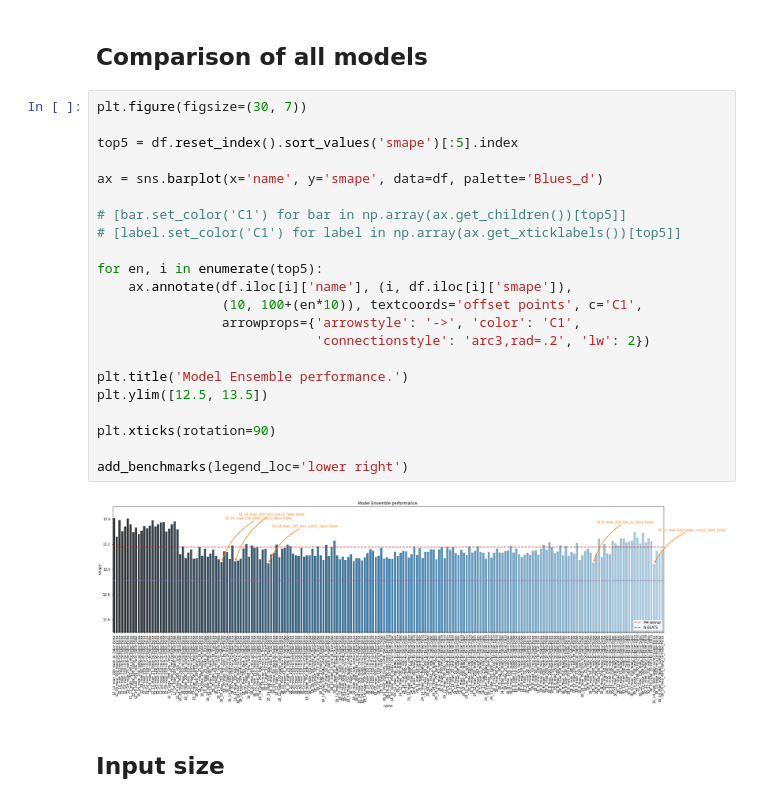
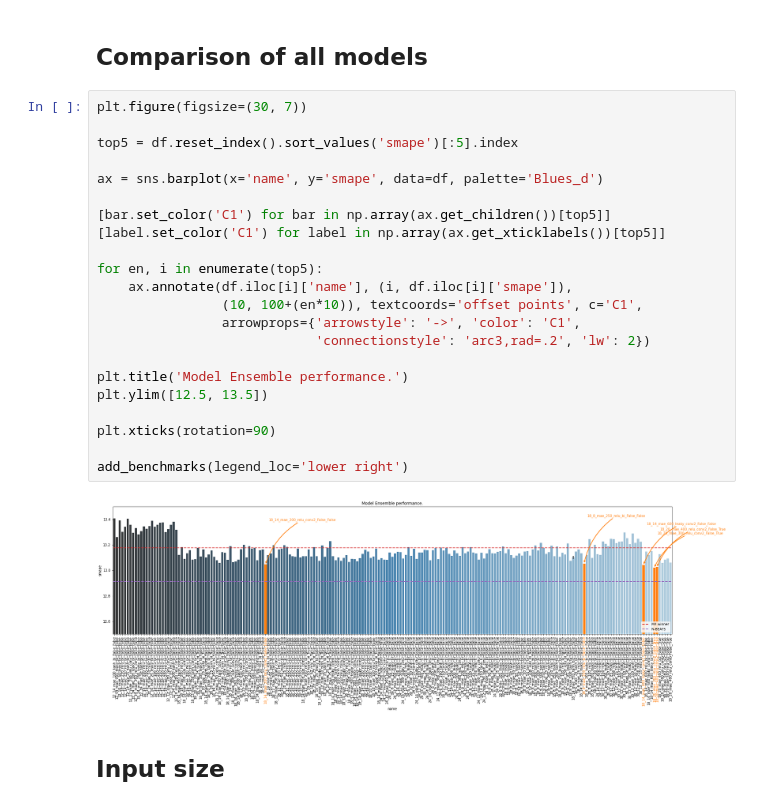
Before and after one commit to djib2011/forecasting, a Jupyter notebook: analysis/explore_results_ensemble.ipynb, the cells around one changed output. Saved outputs shown, nothing was run; the diff lists cells and outputs as text.

```diff
--- a/analysis/explore_results_ensemble.ipynb
+++ b/analysis/explore_results_ensemble.ipynb
@@ -43,27 +43,27 @@ def keep_duplicates(df, column):
 # %%
 plt.figure(figsize=(30, 7))
 
 top5 = df.reset_index().sort_values('smape')[:5].index
 
 ax = sns.barplot(x='name', y='smape', data=df, palette='Blues_d')
 
-# [bar.set_color('C1') for bar in np.array(ax.get_children())[top5]]
-# [label.set_color('C1') for label in np.array(ax.get_xticklabels())[top5]]
+[bar.set_color('C1') for bar in np.array(ax.get_children())[top5]]
+[label.set_color('C1') for label in np.array(ax.get_xticklabels())[top5]]
 
 for en, i in enumerate(top5):
     ax.annotate(df.iloc[i]['name'], (i, df.iloc[i]['smape']),
                 (10, 100+(en*10)), textcoords='offset points', c='C1',
                 arrowprops={'arrowstyle': '->', 'color': 'C1',
                             'connectionstyle': 'arc3,rad=.2', 'lw': 2})
 
 plt.title('Model Ensemble performance.')
 plt.ylim([12.5, 13.5])
 
 plt.xticks(rotation=90)
 
 add_benchmarks(legend_loc='lower right')
 # %% [output]
-[figure, old version]
+[figure, new version]
 # %% [markdown]
 ## Input size
 # %%
```
Also changed, not shown: parts of 11 cells of this notebook, 1 other file.
